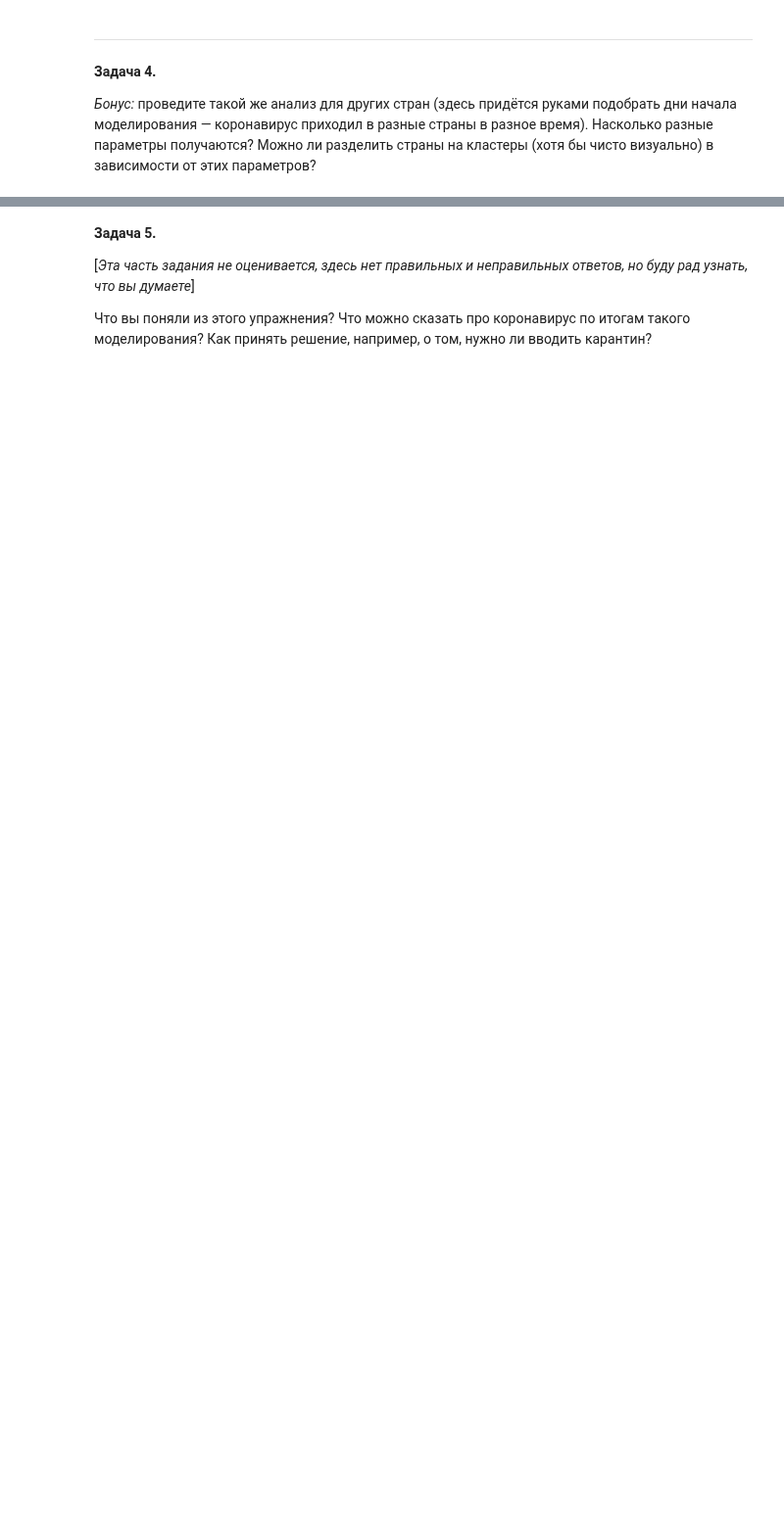
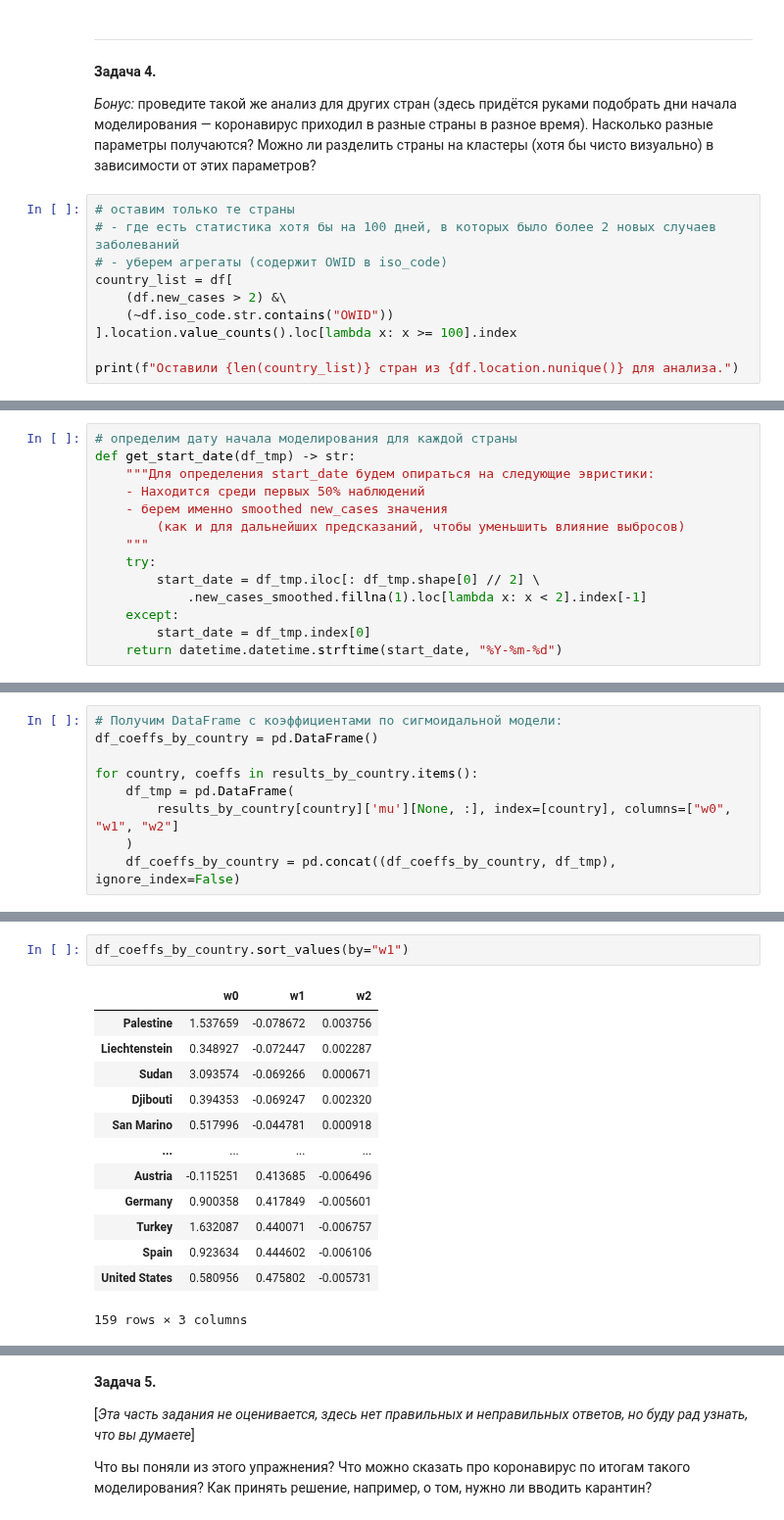
Before and after one commit to garistvlad/advanced_ml, a Jupyter notebook: ha1/ha1. vgarist.ipynb, the cells around one changed output, grey strips where cells are left out. Shown at 98% size. Cells and saved outputs as stored; diff of their text form; blank space fills up the shorter version.

```diff
--- a/ha1/ha1. vgarist.ipynb
+++ b/ha1/ha1. vgarist.ipynb
@@ -460,3 +460,13 @@ __Вывод__
 __Задача 4.__
 
 *Бонус:* проведите такой же анализ для других стран (здесь придётся руками подобрать дни начала моделирования — коронавирус приходил в разные страны в разное время). Насколько разные параметры получаются? Можно ли разделить страны на кластеры (хотя бы чисто визуально) в зависимости от этих параметров?
+# %%
+# оставим только те страны
+# - где есть статистика хотя бы на 100 дней, в которых было более 2 новых случаев заболеваний
+# - уберем агрегаты (содержит OWID в iso_code)
+country_list = df[
+    (df.new_cases > 2) &\
+    (~df.iso_code.str.contains("OWID"))
+].location.value_counts().loc[lambda x: x >= 100].index
+
+print(f"Оставили {len(country_list)} стран из {df.location.nunique()} для анализа.")
@@ -462,0 +475,14 @@ __Задача 4.__
+# %%
+# определим дату начала моделирования для каждой страны
+def get_start_date(df_tmp) -> str:
+    """Для определения start_date будем опираться на следующие эвристики:
+    - Находится среди первых 50% наблюдений
+    - берем именно smoothed new_cases значения
+        (как и для дальнейших предсказаний, чтобы уменьшить влияние выбросов)
+    """
+    try:
+        start_date = df_tmp.iloc[: df_tmp.shape[0] // 2] \
+            .new_cases_smoothed.fillna(1).loc[lambda x: x < 2].index[-1]
+    except:
+        start_date = df_tmp.index[0]
+    return datetime.datetime.strftime(start_date, "%Y-%m-%d")
@@ -462,0 +546,9 @@ __Задача 4.__
+# %%
+# Получим DataFrame c коэффициентами по сигмоидальной модели:
+df_coeffs_by_country = pd.DataFrame()
+
+for country, coeffs in results_by_country.items():
+    df_tmp = pd.DataFrame(
+        results_by_country[country]['mu'][None, :], index=[country], columns=["w0", "w1", "w2"]
+    )
+    df_coeffs_by_country = pd.concat((df_coeffs_by_country, df_tmp), ignore_index=False)
@@ -462,0 +588,16 @@ __Задача 4.__
+# %%
+df_coeffs_by_country.sort_values(by="w1")
+# %% [output]
+|  | w0 | w1 | w2 |
+| Palestine | 1.537659 | -0.078672 | 0.003756 |
+| Liechtenstein | 0.348927 | -0.072447 | 0.002287 |
+| Sudan | 3.093574 | -0.069266 | 0.000671 |
+| Djibouti | 0.394353 | -0.069247 | 0.002320 |
+| San Marino | 0.517996 | -0.044781 | 0.000918 |
+| ... | ... | ... | ... |
+| Austria | -0.115251 | 0.413685 | -0.006496 |
+| Germany | 0.900358 | 0.417849 | -0.005601 |
+| Turkey | 1.632087 | 0.440071 | -0.006757 |
+| Spain | 0.923634 | 0.444602 | -0.006106 |
+| United States | 0.580956 | 0.475802 | -0.005731 |
+159 rows × 3 columns
```
Also changed, not shown: parts of 11 cells of this notebook.
